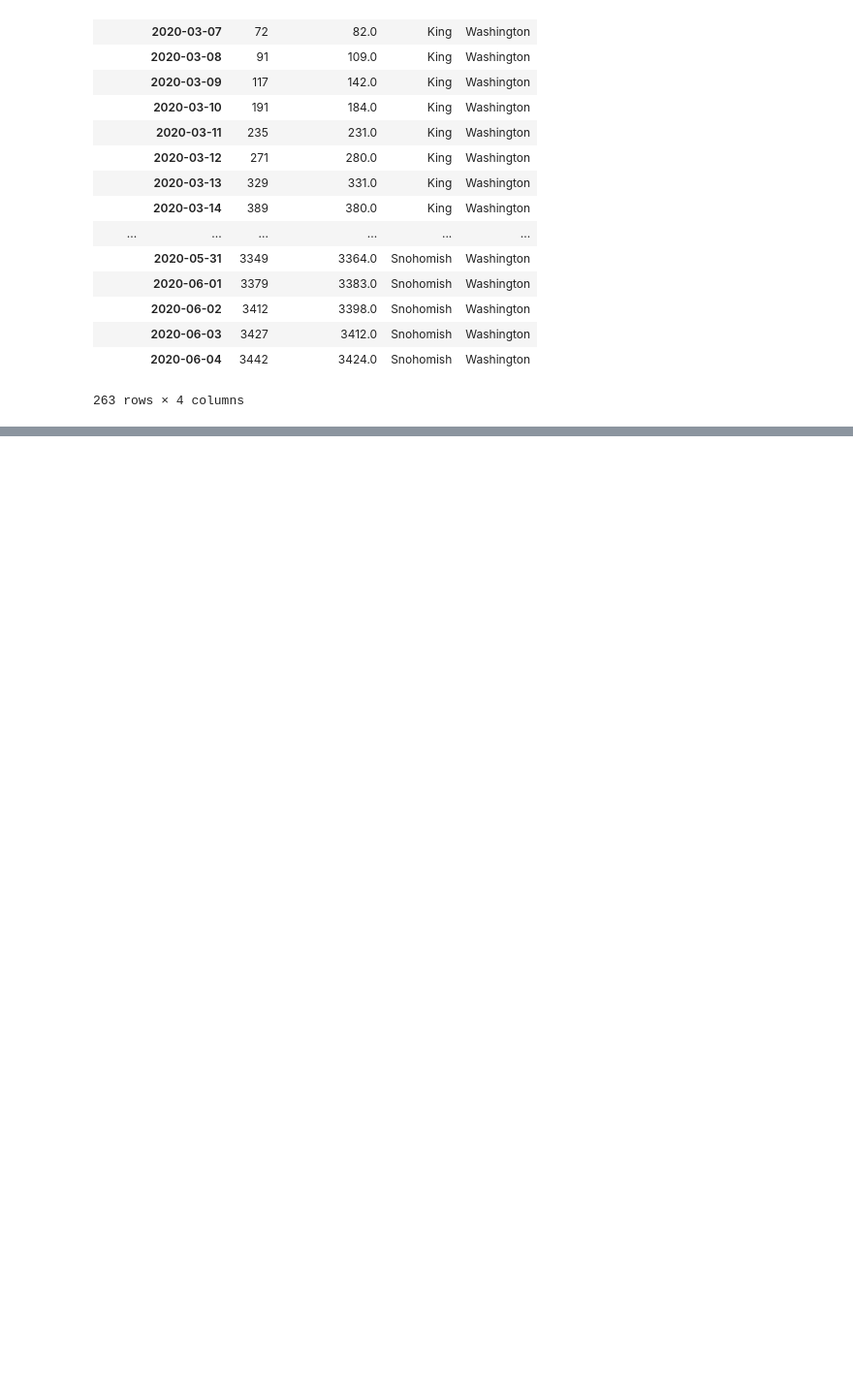
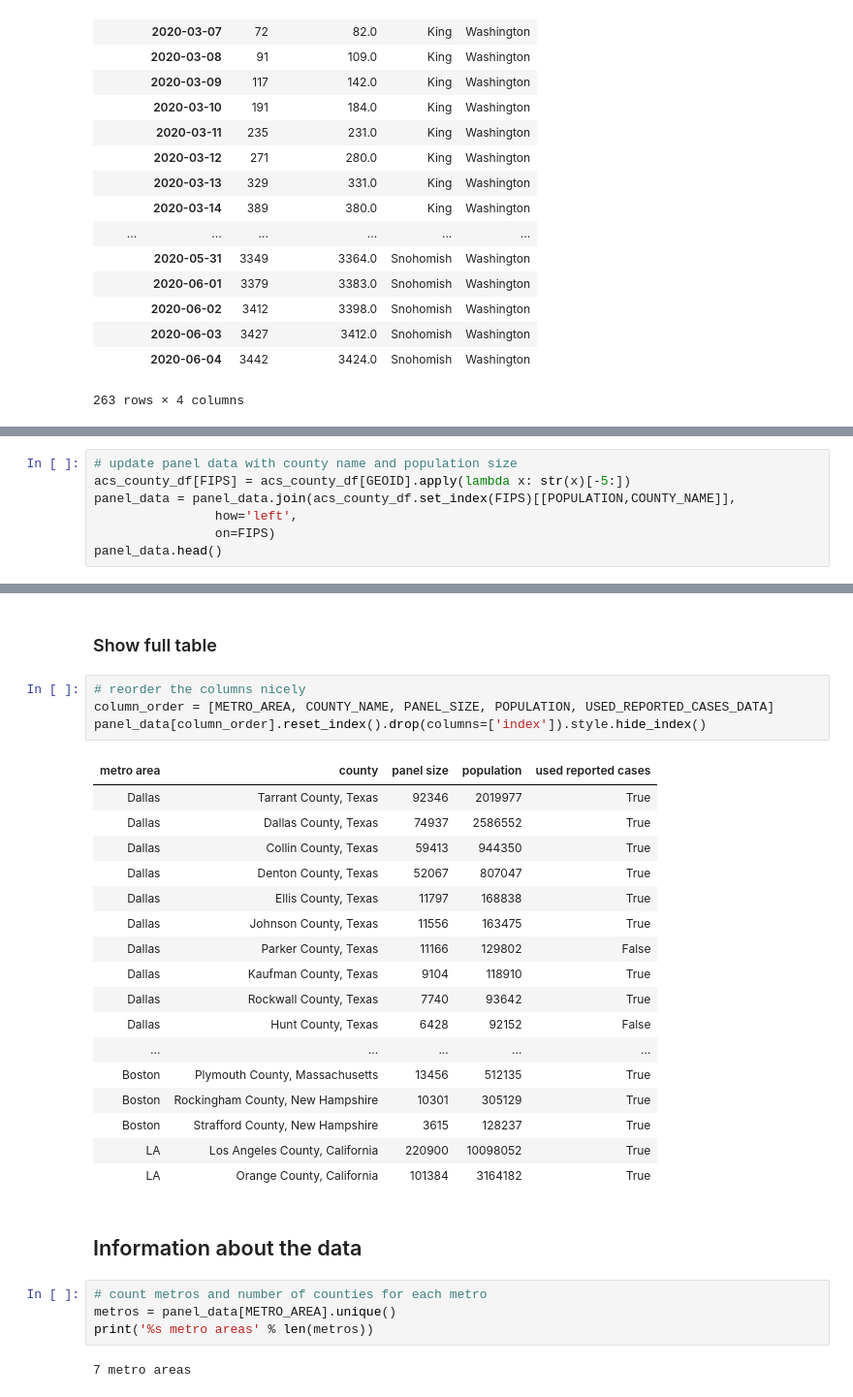
Before and after one commit to aberke/covid-19, a Jupyter notebook: cumulative cases data.ipynb, the cells around one changed output, grey strips where cells are left out. Shown at 97% size. Cells and saved outputs as stored; diff of their text form; blank space fills up the shorter version.

```diff
--- a/cumulative cases data.ipynb
+++ b/cumulative cases data.ipynb
@@ -503,0 +571,7 @@ saved.
+# %%
+# update panel data with county name and population size
+acs_county_df[FIPS] = acs_county_df[GEOID].apply(lambda x: str(x)[-5:])
+panel_data = panel_data.join(acs_county_df.set_index(FIPS)[[POPULATION,COUNTY_NAME]],
+                how='left',
+                on=FIPS)
+panel_data.head()
@@ -503,0 +612,32 @@ saved.
+# %% [markdown]
+### Show full table
+# %%
+# reorder the columns nicely
+column_order = [METRO_AREA, COUNTY_NAME, PANEL_SIZE, POPULATION, USED_REPORTED_CASES_DATA]
+panel_data[column_order].reset_index().drop(columns=['index']).style.hide_index()
+# %% [output]
+| metro area | county | panel size | population | used reported cases |
+| Dallas | Tarrant County, Texas | 92346 | 2019977 | True |
+| Dallas | Dallas County, Texas | 74937 | 2586552 | True |
+| Dallas | Collin County, Texas | 59413 | 944350 | True |
+| Dallas | Denton County, Texas | 52067 | 807047 | True |
+| Dallas | Ellis County, Texas | 11797 | 168838 | True |
+| Dallas | Johnson County, Texas | 11556 | 163475 | True |
+| Dallas | Parker County, Texas | 11166 | 129802 | False |
+| Dallas | Kaufman County, Texas | 9104 | 118910 | True |
+| Dallas | Rockwall County, Texas | 7740 | 93642 | True |
+| Dallas | Hunt County, Texas | 6428 | 92152 | False |
+| ... | ... | ... | ... | ... |
+| Boston | Plymouth County, Massachusetts | 13456 | 512135 | True |
+| Boston | Rockingham County, New Hampshire | 10301 | 305129 | True |
+| Boston | Strafford County, New Hampshire | 3615 | 128237 | True |
+| LA | Los Angeles County, California | 220900 | 10098052 | True |
+| LA | Orange County, California | 101384 | 3164182 | True |
+# %% [markdown]
+## Information about the data
+# %%
+# count metros and number of counties for each metro
+metros = panel_data[METRO_AREA].unique()
+print('%s metro areas' % len(metros))
+# %% [output]
+7 metro areas
```
Also changed, not shown: parts of 28 cells of this notebook.
